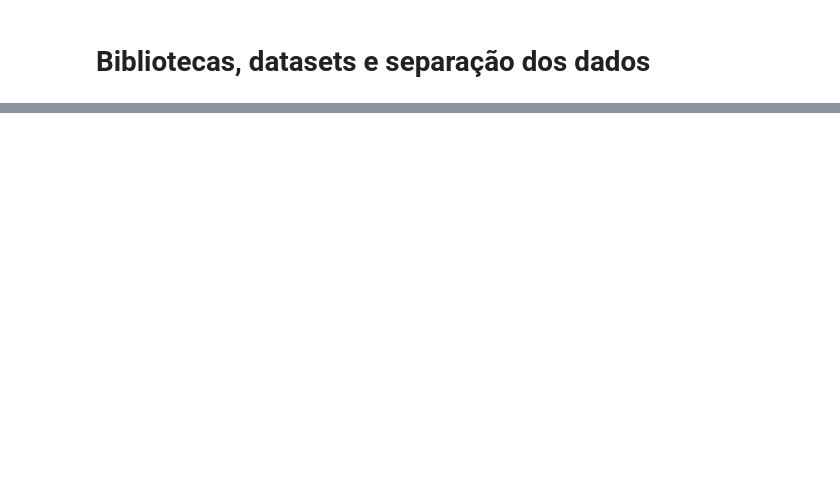
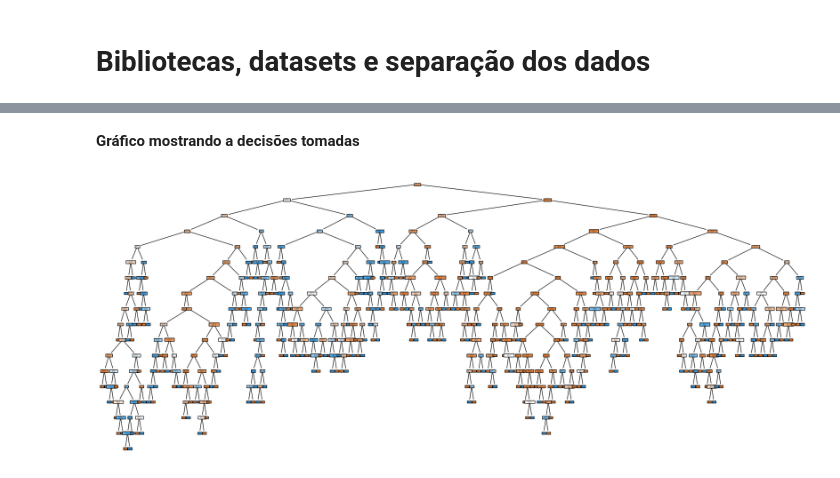
Before and after one commit to PedroReste/modelos_de_machine_learning, a Jupyter notebook: pt_analise_e_modelo_para_previsao_de_churn_em_ecommerce/modelo_de_previsao_de_churn_em_um_ecommerce.ipynb, the cells around one changed output, grey strips where cells are left out. Saved outputs shown, nothing was run; the diff lists cells and outputs as text; code cells hidden in the pictures; blank space fills up the shorter version.

```diff
--- a/pt_analise_e_modelo_para_previsao_de_churn_em_ecommerce/modelo_de_previsao_de_churn_em_um_ecommerce.ipynb
+++ b/pt_analise_e_modelo_para_previsao_de_churn_em_ecommerce/modelo_de_previsao_de_churn_em_um_ecommerce.ipynb
@@ -51,0 +176,11 @@ Index(['Unnamed: 0', 'CustomerID', 'Churn', 'Tenure', 'PreferredLoginDevice',
+# %% [markdown]
+**Gráfico mostrando a decisões tomadas**
+# %%
+plt.figure(figsize=(25, 10))
+plot_tree(modelo, filled=True, feature_names=df.columns[1:], class_names=df.columns[1:])
+
+plt.savefig('decision_tree.png', bbox_inches='tight')
+
+plt.show()
+# %% [output]
+[figure, added]
```
Also changed, not shown: parts of 24 cells of this notebook, 4 other files.
